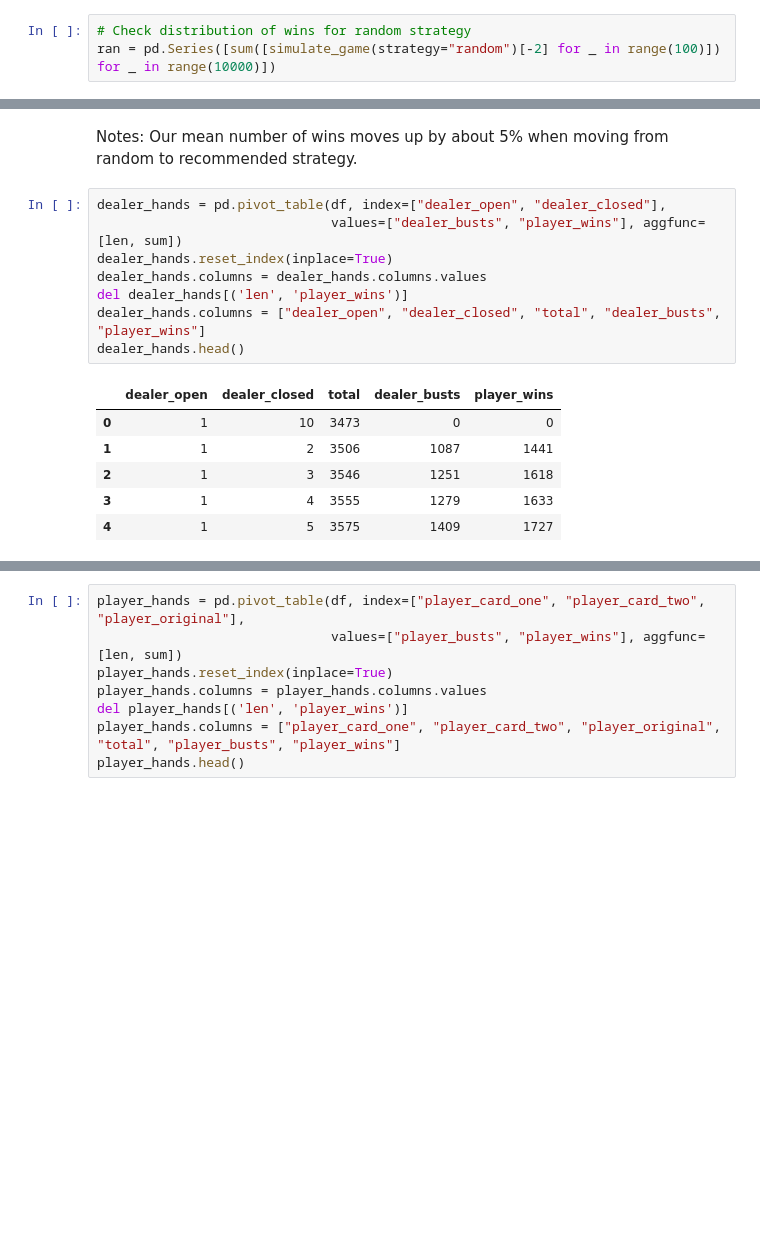
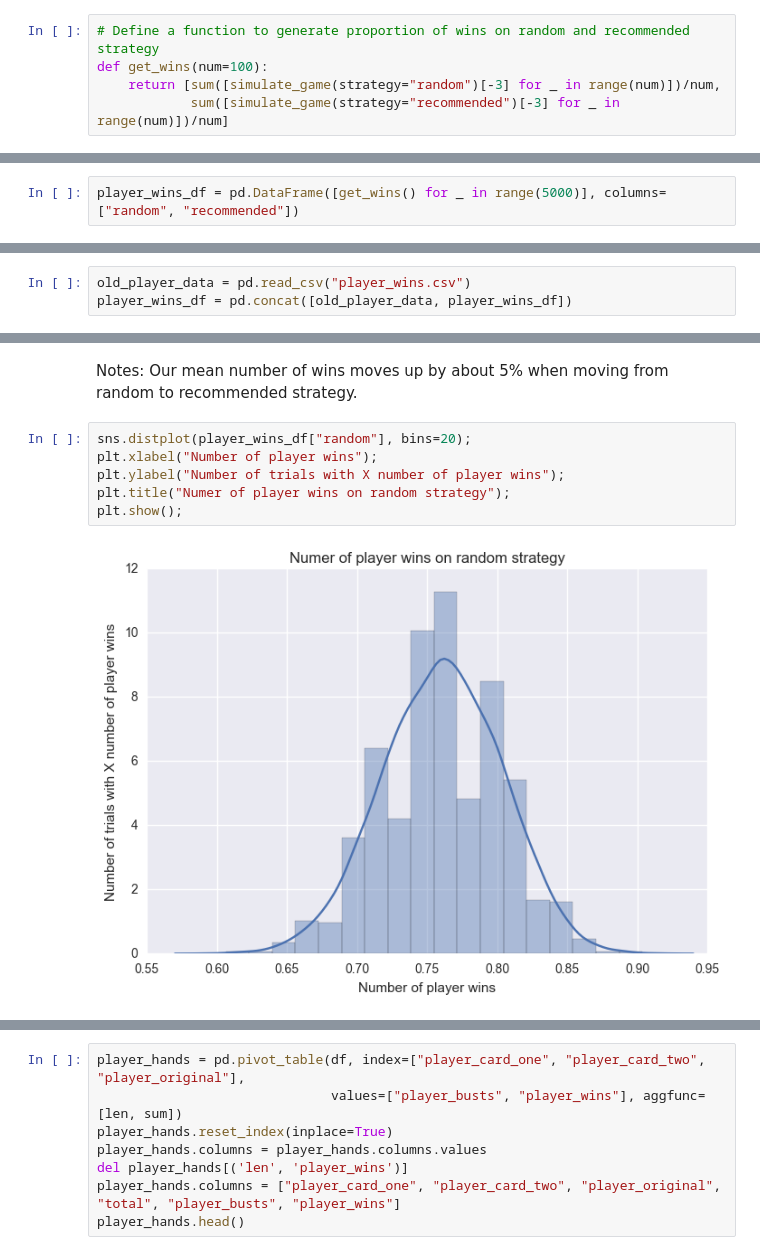
Before and after one commit to jocelyn-ong/data-science-projects, a Jupyter notebook: others/black-jack-simulation.ipynb, the cells around one changed output, grey strips where cells are left out. Drawn from its saved outputs; the diff is of its cells as text; blank space fills up the shorter version.

```diff
--- a/others/black-jack-simulation.ipynb
+++ b/others/black-jack-simulation.ipynb
@@ -270,5 +267,7 @@ df.head()
 # %% [markdown]
 ## Comparing strategies
 # %%
-# Check distribution of wins for random strategy
-ran = pd.Series([sum([simulate_game(strategy="random")[-2] for _ in range(100)]) for _ in range(10000)])
+# Define a function to generate proportion of wins on random and recommended strategy
+def get_wins(num=100):
+    return [sum([simulate_game(strategy="random")[-3] for _ in range(num)])/num,
+            sum([simulate_game(strategy="recommended")[-3] for _ in range(num)])/num]
@@ -293,0 +274,2 @@ plt.show();
+# %%
+player_wins_df = pd.DataFrame([get_wins() for _ in range(5000)], columns=["random", "recommended"])
@@ -293,0 +278,3 @@ plt.show();
+# %%
+old_player_data = pd.read_csv("player_wins.csv")
+player_wins_df = pd.concat([old_player_data, player_wins_df])
@@ -294,17 +300,10 @@ plt.show();
 # %% [markdown]
 Notes: Our mean number of wins moves up by about 5% when moving from random to recommended strategy.
-# %%
-dealer_hands = pd.pivot_table(df, index=["dealer_open", "dealer_closed"],
-                              values=["dealer_busts", "player_wins"], aggfunc=[len, sum])
-dealer_hands.reset_index(inplace=True)
-dealer_hands.columns = dealer_hands.columns.values
-del dealer_hands[('len', 'player_wins')]
-dealer_hands.columns = ["dealer_open", "dealer_closed", "total", "dealer_busts", "player_wins"]
-dealer_hands.head()
-# %% [output]
-|  | dealer_open | dealer_closed | total | dealer_busts | player_wins |
-| 0 | 1 | 10 | 3473 | 0 | 0 |
-| 1 | 1 | 2 | 3506 | 1087 | 1441 |
-| 2 | 1 | 3 | 3546 | 1251 | 1618 |
-| 3 | 1 | 4 | 3555 | 1279 | 1633 |
-| 4 | 1 | 5 | 3575 | 1409 | 1727 |
+# %%
+sns.distplot(player_wins_df["random"], bins=20);
+plt.xlabel("Number of player wins");
+plt.ylabel("Number of trials with X number of player wins");
+plt.title("Numer of player wins on random strategy");
+plt.show();
+# %% [output]
+[figure, added]
```
Also changed, not shown: parts of 39 cells of this notebook, 2 other files.
